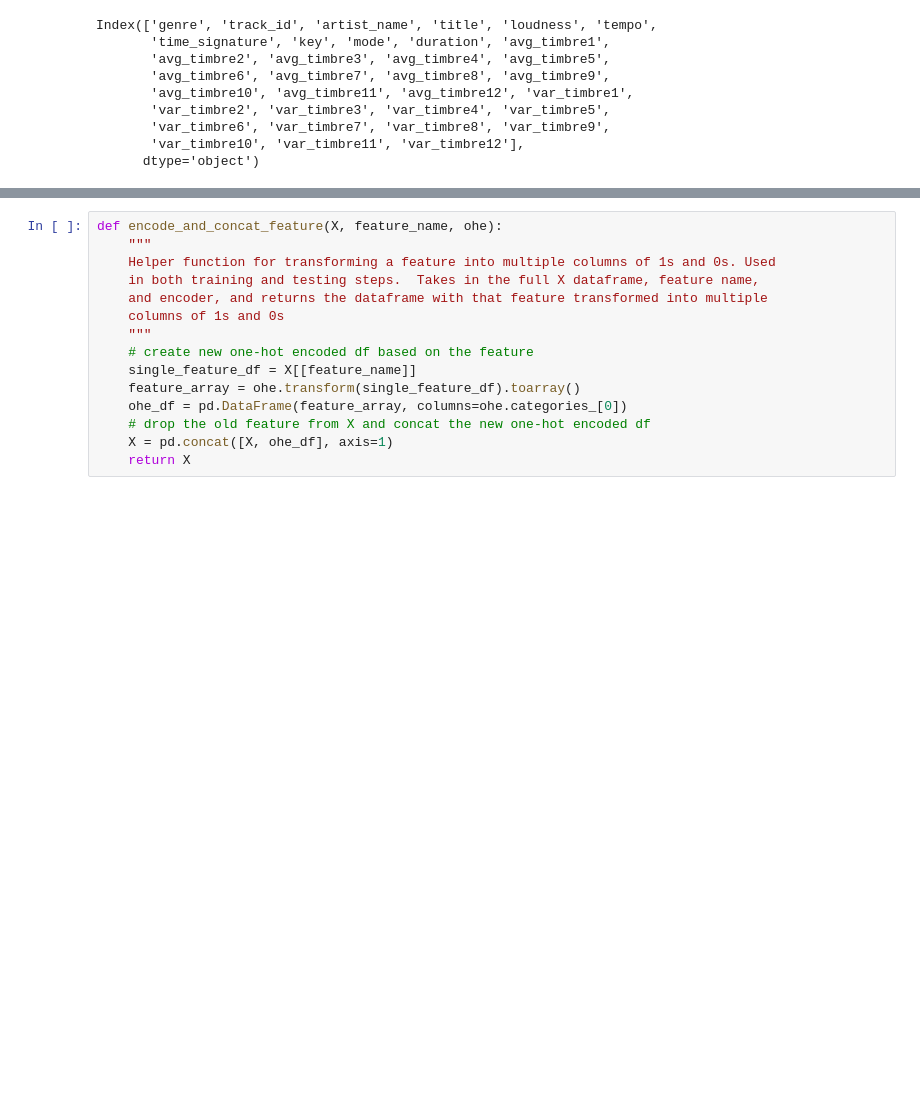
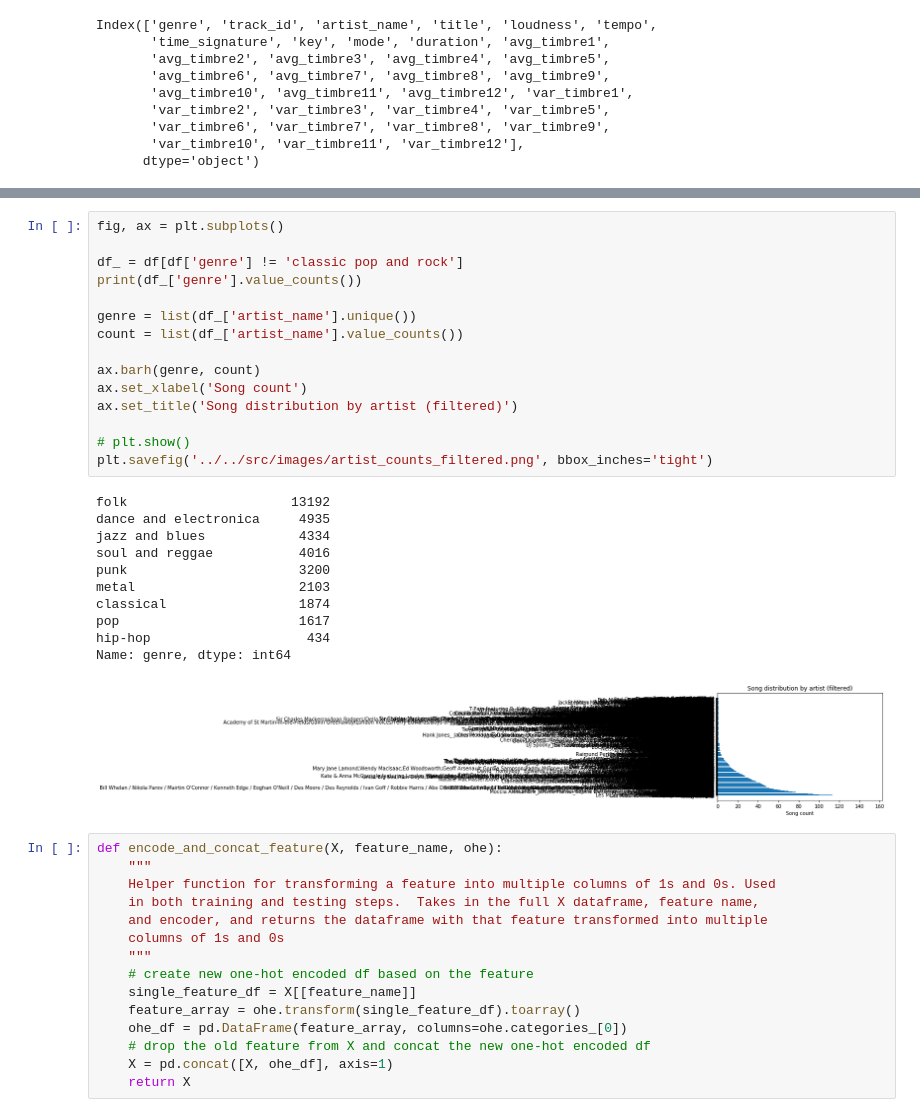
Before and after one commit to hmdev649/dsc-mod-3-project-seattle-ds-012720, a Jupyter notebook: notebooks/exploratory/04-hm-pipeline.ipynb, the cells around one changed output, grey strips where cells are left out. Drawn from its saved outputs; the diff is of its cells as text; blank space fills up the shorter version.

```diff
--- a/notebooks/exploratory/04-hm-pipeline.ipynb
+++ b/notebooks/exploratory/04-hm-pipeline.ipynb
@@ -43,3 +72,30 @@ Index(['genre', 'track_id', 'artist_name', 'title', 'loudness', 'tempo',
+# %%
+fig, ax = plt.subplots()
+
+df_ = df[df['genre'] != 'classic pop and rock']
+print(df_['genre'].value_counts())
+
+genre = list(df_['artist_name'].unique())
+count = list(df_['artist_name'].value_counts())
+
+ax.barh(genre, count)
+ax.set_xlabel('Song count')
+ax.set_title('Song distribution by artist (filtered)')
+
+# plt.show()
+plt.savefig('../../src/images/artist_counts_filtered.png', bbox_inches='tight')
+# %% [output]
+folk                     13192
+dance and electronica     4935
+jazz and blues            4334
+soul and reggae           4016
+punk                      3200
+metal                     2103
+classical                 1874
+pop                       1617
+hip-hop                    434
+Name: genre, dtype: int64
+[figure, added]
 # %%
 def encode_and_concat_feature(X, feature_name, ohe):
     """
```
Also changed, not shown: parts of 3 cells of this notebook, 5 other files.
